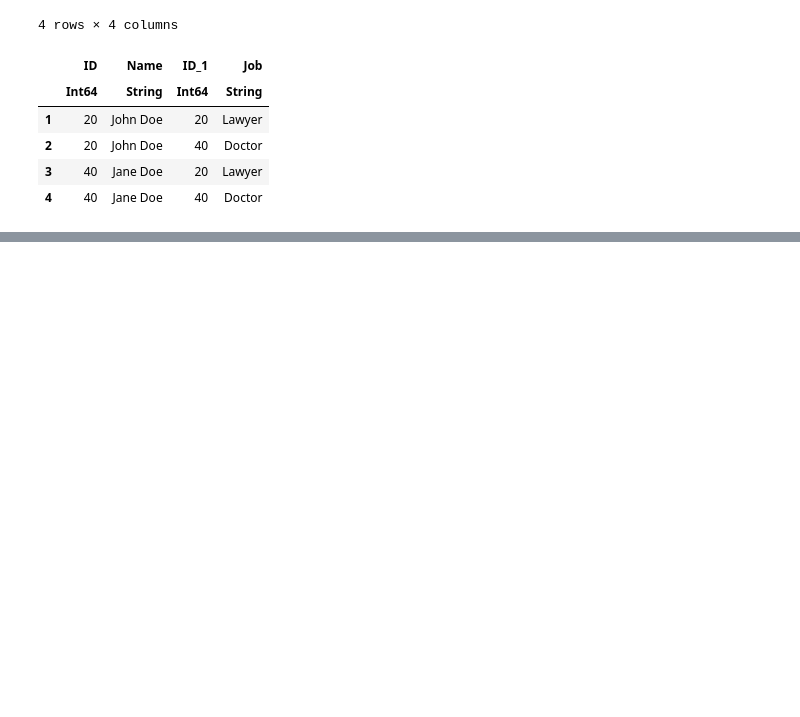
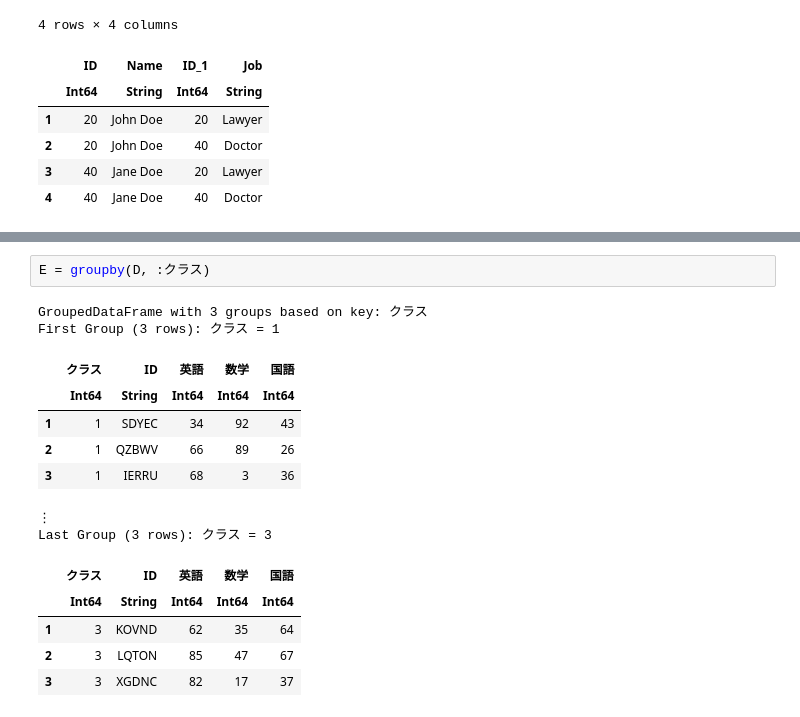
Before and after one commit to takuizum/julia, a Jupyter notebook: jupyter/DataFrames_v_0_22_0.ipynb, the cells around one changed output, grey strips where cells are left out. Cells and saved outputs as stored; diff of their text form; blank space fills up the shorter version.

```diff
--- a/jupyter/DataFrames_v_0_22_0.ipynb
+++ b/jupyter/DataFrames_v_0_22_0.ipynb
@@ -417,0 +416,17 @@ julia> long = stack(wide)
+# %%
+E = groupby(D, :クラス)
+# %% [output]
+GroupedDataFrame with 3 groups based on key: クラス
+First Group (3 rows): クラス = 1
+|  | クラス | ID | 英語 | 数学 | 国語 |
+|  | Int64 | String | Int64 | Int64 | Int64 |
+| 1 | 1 | SDYEC | 34 | 92 | 43 |
+| 2 | 1 | QZBWV | 66 | 89 | 26 |
+| 3 | 1 | IERRU | 68 | 3 | 36 |
+⋮
+Last Group (3 rows): クラス = 3
+|  | クラス | ID | 英語 | 数学 | 国語 |
+|  | Int64 | String | Int64 | Int64 | Int64 |
+| 1 | 3 | KOVND | 62 | 35 | 64 |
+| 2 | 3 | LQTON | 85 | 47 | 67 |
+| 3 | 3 | XGDNC | 82 | 17 | 37 |
```
Also changed, not shown: parts of 30 cells of this notebook.
